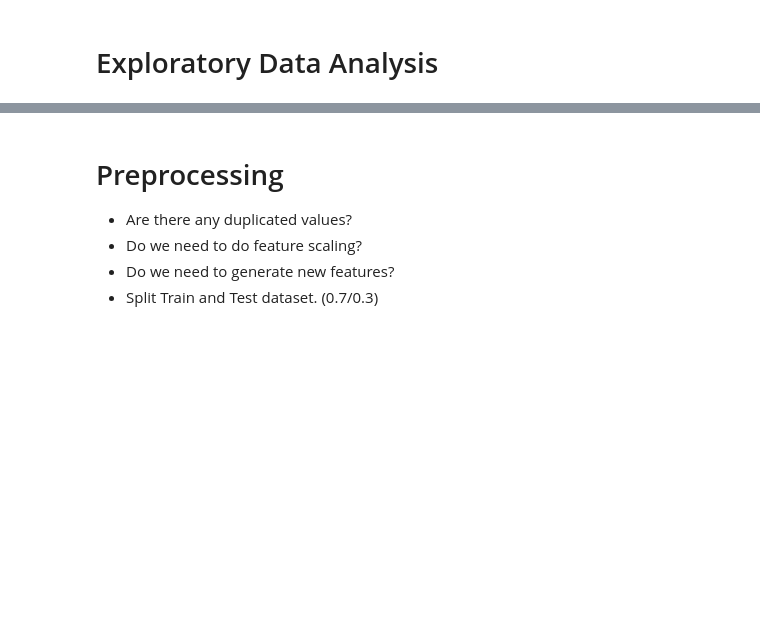
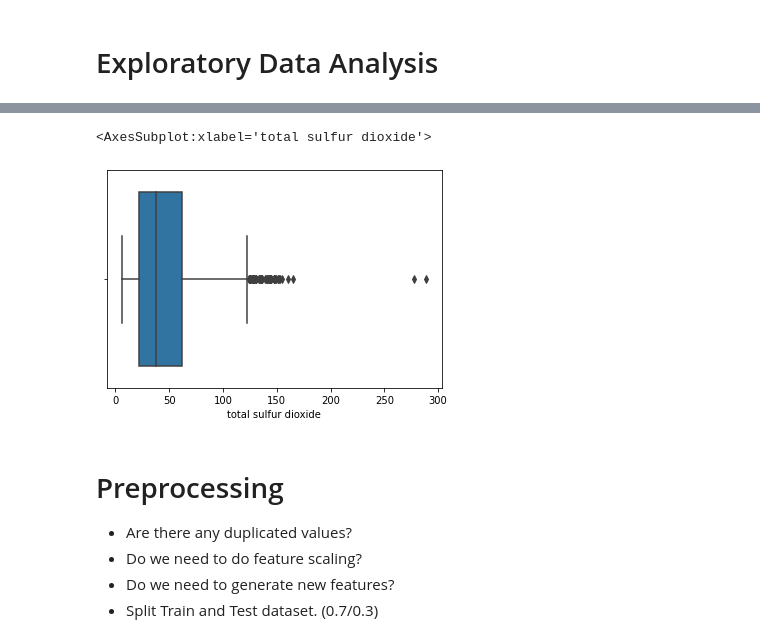
Before and after one commit to fenilmaisuria/GAIH_Student_Repo_Example, a Jupyter notebook: Final Project/Final_Project.ipynb, the cells around one changed output, grey strips where cells are left out. Saved outputs shown, nothing was run; the diff lists cells and outputs as text; code cells hidden in the pictures; blank space fills up the shorter version.

```diff
--- a/Final Project/Final_Project.ipynb
+++ b/Final Project/Final_Project.ipynb
@@ -43,3 +131,8 @@ import matplotlib.pyplot as plt
+# %%
+sns.boxplot(x=df['total sulfur dioxide'])
+# %% [output]
+<AxesSubplot:xlabel='total sulfur dioxide'>
+[figure, added]
 # %% [markdown]
 # Preprocessing
 
```
Also changed, not shown: parts of 28 cells of this notebook.
